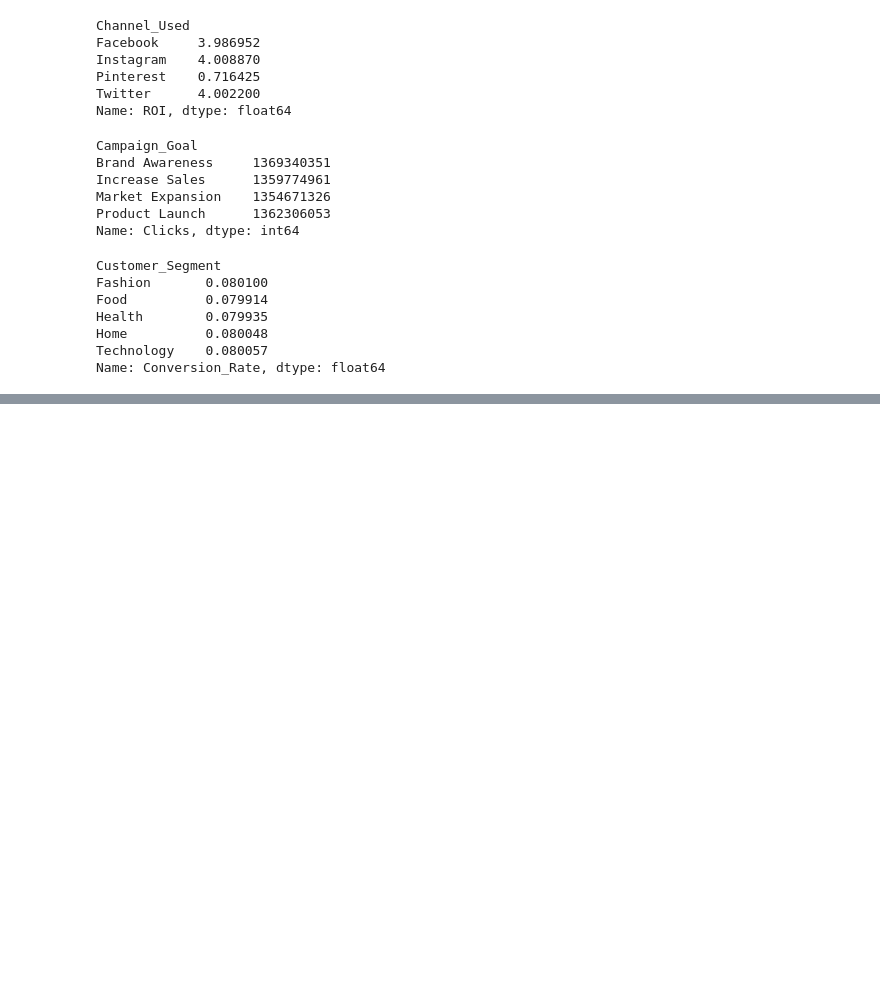
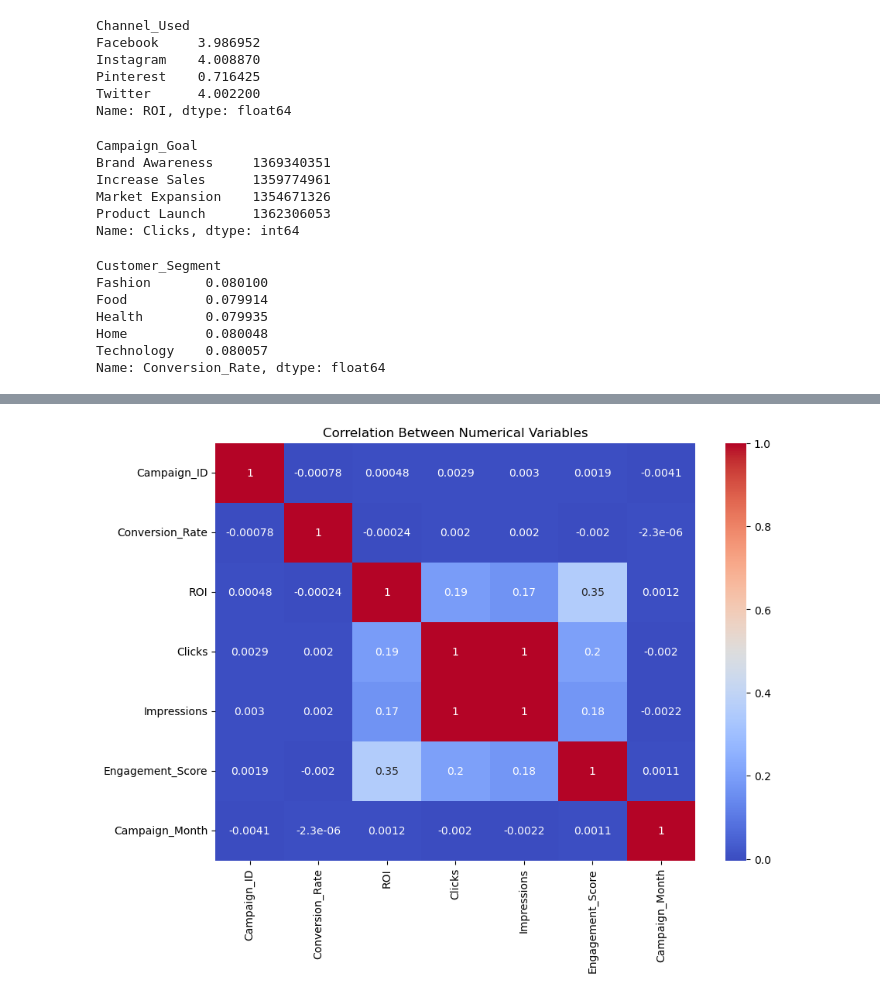
Before and after one commit to a4amalatoms-lgtm/Social_Media_Advertising, a Jupyter notebook: Data Pre-processing.ipynb, the cells around one changed output, grey strips where cells are left out. Drawn from its saved outputs; the diff is of its cells as text; code cells hidden in the pictures; blank space fills up the shorter version.

```diff
--- a/Data Pre-processing.ipynb
+++ b/Data Pre-processing.ipynb
@@ -299,0 +445,4 @@ Name: Conversion_Rate, dtype: float64
+# %%
+df['Date'] = pd.to_datetime(df['Date'], format='%d-%m-%Y', errors='coerce')
+# %%
+df['Campaign_Month'] = df['Date'].dt.month
@@ -299,0 +473,3 @@ Name: Conversion_Rate, dtype: float64
+# %%
+corr_matrix = df.corr(numeric_only=True)
+print(corr_matrix)
@@ -299,0 +494,10 @@ Name: Conversion_Rate, dtype: float64
+# %%
+import matplotlib.pyplot as plt
+import seaborn as sns
+
+plt.figure(figsize=(10,7))
+sns.heatmap(corr_matrix, annot=True, cmap='coolwarm')
+plt.title("Correlation Between Numerical Variables")
+plt.show()
+# %% [output]
+[figure, added]
```
Also changed, not shown: parts of 29 cells of this notebook.
